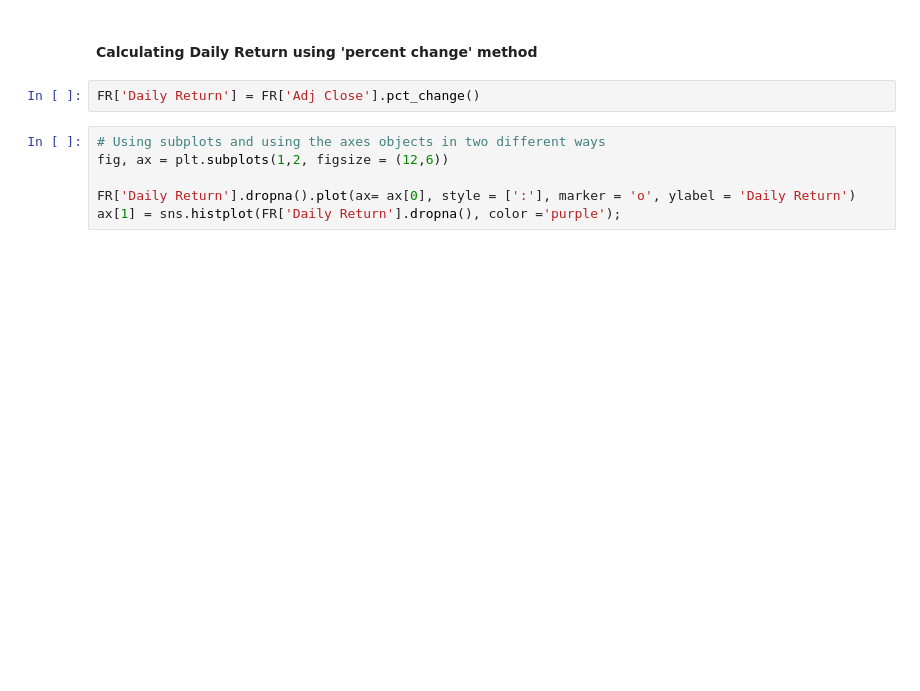
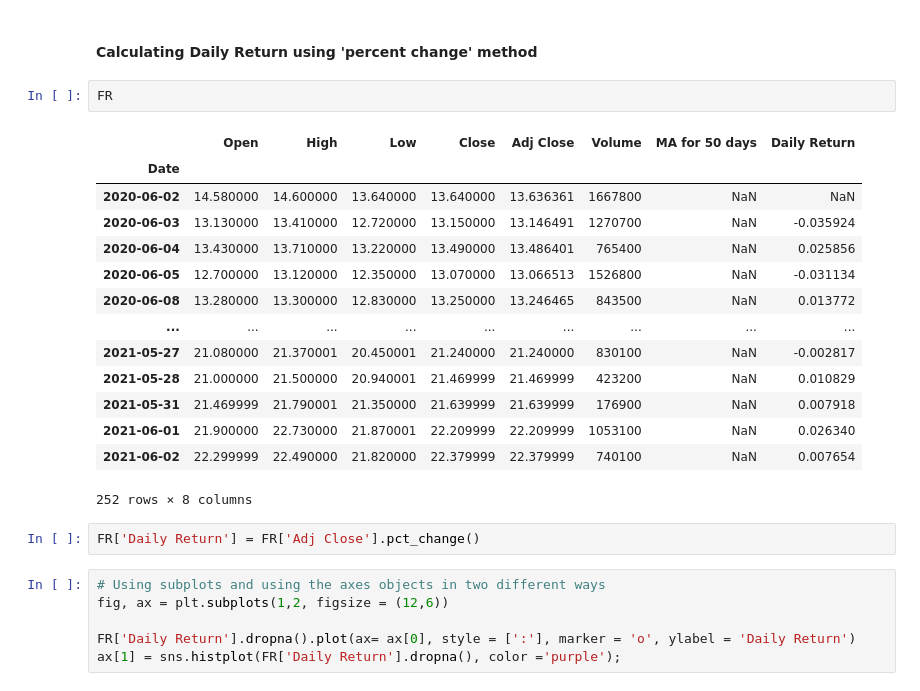
Before and after one commit to lgpatruyo/Stock_Price_Prediction, a Jupyter notebook: Stock_Prediction.ipynb, the cells around one changed output. Drawn from its saved outputs; the diff is of its cells as text; blank space fills up the shorter version.

```diff
--- a/Stock_Prediction.ipynb
+++ b/Stock_Prediction.ipynb
@@ -48,5 +50,22 @@ FR[['Adj Close','Move Avg for 50 days']].plot(figsize=(12,5));
 # %% [markdown]
 #### Calculating Daily Return using 'percent change' method
+# %%
+FR
+# %% [output]
+|  | Open | High | Low | Close | Adj Close | Volume | MA for 50 days | Daily Return |
+| Date |  |  |  |  |  |  |  |  |
+| 2020-06-02 | 14.580000 | 14.600000 | 13.640000 | 13.640000 | 13.636361 | 1667800 | NaN | NaN |
+| 2020-06-03 | 13.130000 | 13.410000 | 12.720000 | 13.150000 | 13.146491 | 1270700 | NaN | -0.035924 |
+| 2020-06-04 | 13.430000 | 13.710000 | 13.220000 | 13.490000 | 13.486401 | 765400 | NaN | 0.025856 |
+| 2020-06-05 | 12.700000 | 13.120000 | 12.350000 | 13.070000 | 13.066513 | 1526800 | NaN | -0.031134 |
+| 2020-06-08 | 13.280000 | 13.300000 | 12.830000 | 13.250000 | 13.246465 | 843500 | NaN | 0.013772 |
+| ... | ... | ... | ... | ... | ... | ... | ... | ... |
+| 2021-05-27 | 21.080000 | 21.370001 | 20.450001 | 21.240000 | 21.240000 | 830100 | NaN | -0.002817 |
+| 2021-05-28 | 21.000000 | 21.500000 | 20.940001 | 21.469999 | 21.469999 | 423200 | NaN | 0.010829 |
+| 2021-05-31 | 21.469999 | 21.790001 | 21.350000 | 21.639999 | 21.639999 | 176900 | NaN | 0.007918 |
+| 2021-06-01 | 21.900000 | 22.730000 | 21.870001 | 22.209999 | 22.209999 | 1053100 | NaN | 0.026340 |
+| 2021-06-02 | 22.299999 | 22.490000 | 21.820000 | 22.379999 | 22.379999 | 740100 | NaN | 0.007654 |
+252 rows × 8 columns
 # %%
 FR['Daily Return'] = FR['Adj Close'].pct_change()
 # %%
```
Also changed, not shown: parts of 14 cells of this notebook.
